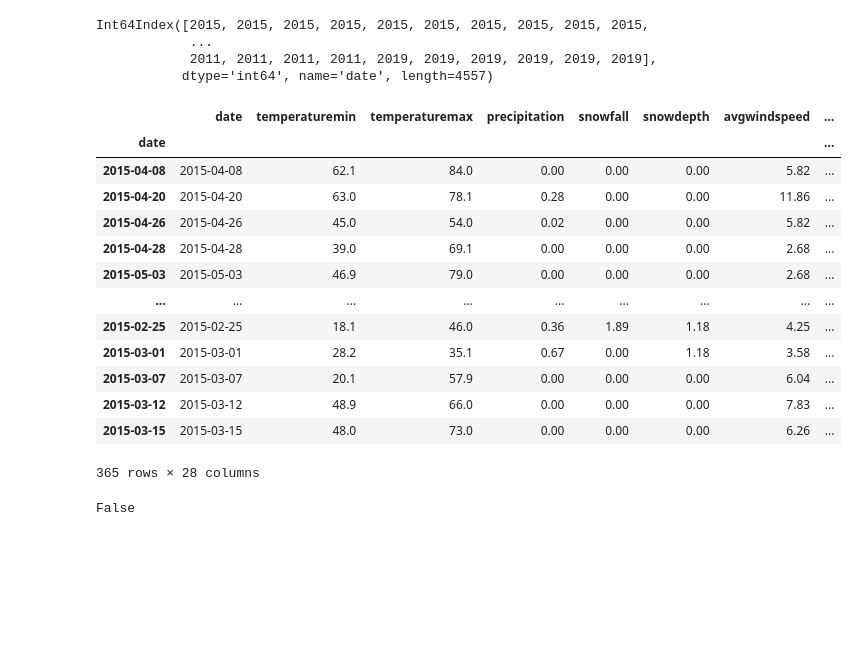
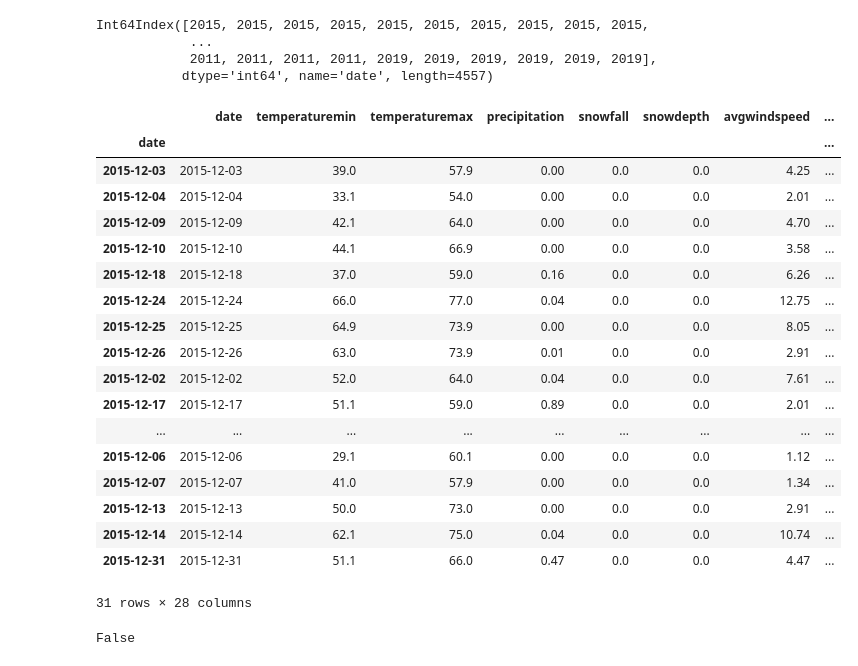
Before and after one commit to wisaaco/TallerPythonFEE, a Jupyter notebook: lessons/4/4_PandasGroups.ipynb, the cells around one changed output. Saved outputs shown, nothing was run; the diff lists cells and outputs as text; code cells hidden in the pictures; blank space fills up the shorter version.

```diff
--- a/lessons/4/4_PandasGroups.ipynb
+++ b/lessons/4/4_PandasGroups.ipynb
@@ -597,22 +598,27 @@ Int64Index([2015, 2015, 2015, 2015, 2015, 2015, 2015, 2015, 2015, 2015,
            dtype='int64', name='date', length=4557)
 # %%
 # any
-df.loc["2015"]
+df.loc["12/2015"]
 # %% [output]
 |  | date | temperaturemin | temperaturemax | precipitation | snowfall | snowdepth | avgwindspeed | ... |
 | date |  |  |  |  |  |  |  | ... |
-| 2015-04-08 | 2015-04-08 | 62.1 | 84.0 | 0.00 | 0.00 | 0.00 | 5.82 | ... |
-| 2015-04-20 | 2015-04-20 | 63.0 | 78.1 | 0.28 | 0.00 | 0.00 | 11.86 | ... |
-| 2015-04-26 | 2015-04-26 | 45.0 | 54.0 | 0.02 | 0.00 | 0.00 | 5.82 | ... |
-| 2015-04-28 | 2015-04-28 | 39.0 | 69.1 | 0.00 | 0.00 | 0.00 | 2.68 | ... |
-| 2015-05-03 | 2015-05-03 | 46.9 | 79.0 | 0.00 | 0.00 | 0.00 | 2.68 | ... |
+| 2015-12-03 | 2015-12-03 | 39.0 | 57.9 | 0.00 | 0.0 | 0.0 | 4.25 | ... |
+| 2015-12-04 | 2015-12-04 | 33.1 | 54.0 | 0.00 | 0.0 | 0.0 | 2.01 | ... |
+| 2015-12-09 | 2015-12-09 | 42.1 | 64.0 | 0.00 | 0.0 | 0.0 | 4.70 | ... |
+| 2015-12-10 | 2015-12-10 | 44.1 | 66.9 | 0.00 | 0.0 | 0.0 | 3.58 | ... |
+| 2015-12-18 | 2015-12-18 | 37.0 | 59.0 | 0.16 | 0.0 | 0.0 | 6.26 | ... |
+| 2015-12-24 | 2015-12-24 | 66.0 | 77.0 | 0.04 | 0.0 | 0.0 | 12.75 | ... |
+| 2015-12-25 | 2015-12-25 | 64.9 | 73.9 | 0.00 | 0.0 | 0.0 | 8.05 | ... |
+| 2015-12-26 | 2015-12-26 | 63.0 | 73.9 | 0.01 | 0.0 | 0.0 | 2.91 | ... |
+| 2015-12-02 | 2015-12-02 | 52.0 | 64.0 | 0.04 | 0.0 | 0.0 | 7.61 | ... |
+| 2015-12-17 | 2015-12-17 | 51.1 | 59.0 | 0.89 | 0.0 | 0.0 | 2.01 | ... |
 | ... | ... | ... | ... | ... | ... | ... | ... | ... |
-| 2015-02-25 | 2015-02-25 | 18.1 | 46.0 | 0.36 | 1.89 | 1.18 | 4.25 | ... |
-| 2015-03-01 | 2015-03-01 | 28.2 | 35.1 | 0.67 | 0.00 | 1.18 | 3.58 | ... |
-| 2015-03-07 | 2015-03-07 | 20.1 | 57.9 | 0.00 | 0.00 | 0.00 | 6.04 | ... |
-| 2015-03-12 | 2015-03-12 | 48.9 | 66.0 | 0.00 | 0.00 | 0.00 | 7.83 | ... |
-| 2015-03-15 | 2015-03-15 | 48.0 | 73.0 | 0.00 | 0.00 | 0.00 | 6.26 | ... |
+| 2015-12-06 | 2015-12-06 | 29.1 | 60.1 | 0.00 | 0.0 | 0.0 | 1.12 | ... |
+| 2015-12-07 | 2015-12-07 | 41.0 | 57.9 | 0.00 | 0.0 | 0.0 | 1.34 | ... |
+| 2015-12-13 | 2015-12-13 | 50.0 | 73.0 | 0.00 | 0.0 | 0.0 | 2.91 | ... |
+| 2015-12-14 | 2015-12-14 | 62.1 | 75.0 | 0.04 | 0.0 | 0.0 | 10.74 | ... |
+| 2015-12-31 | 2015-12-31 | 51.1 | 66.0 | 0.47 | 0.0 | 0.0 | 4.47 | ... |
-365 rows × 28 columns
+31 rows × 28 columns
 # %%
 df.loc["2015"].temperaturemin.min() > df.loc["2016"].temperaturemin.min()
 # %% [output]
```
Also changed, not shown: parts of 10 cells of this notebook, 3 other files.
